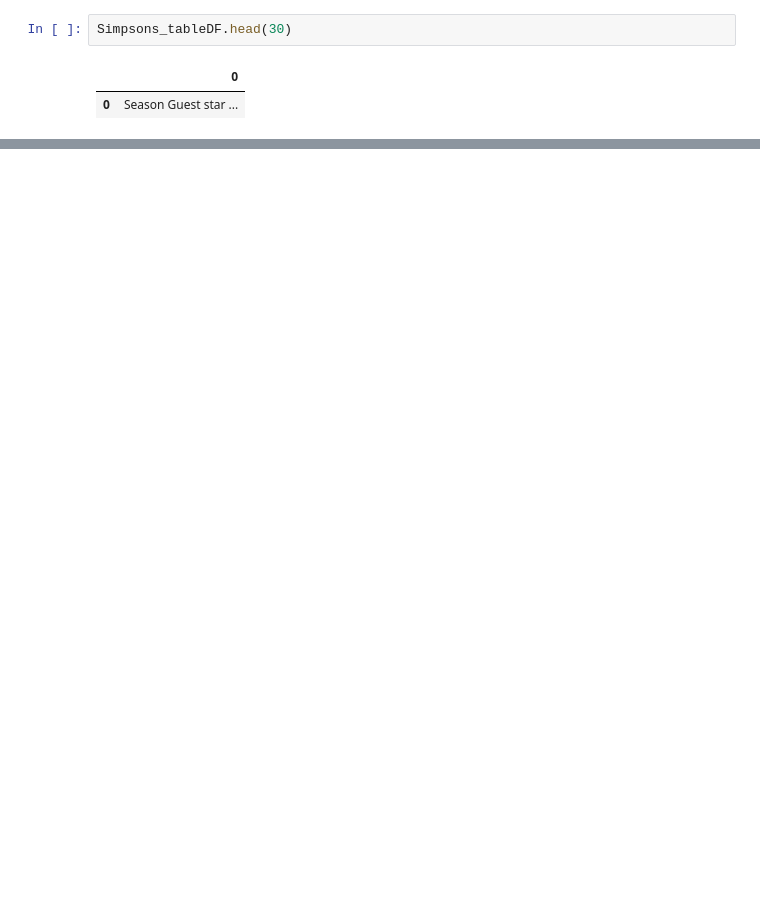
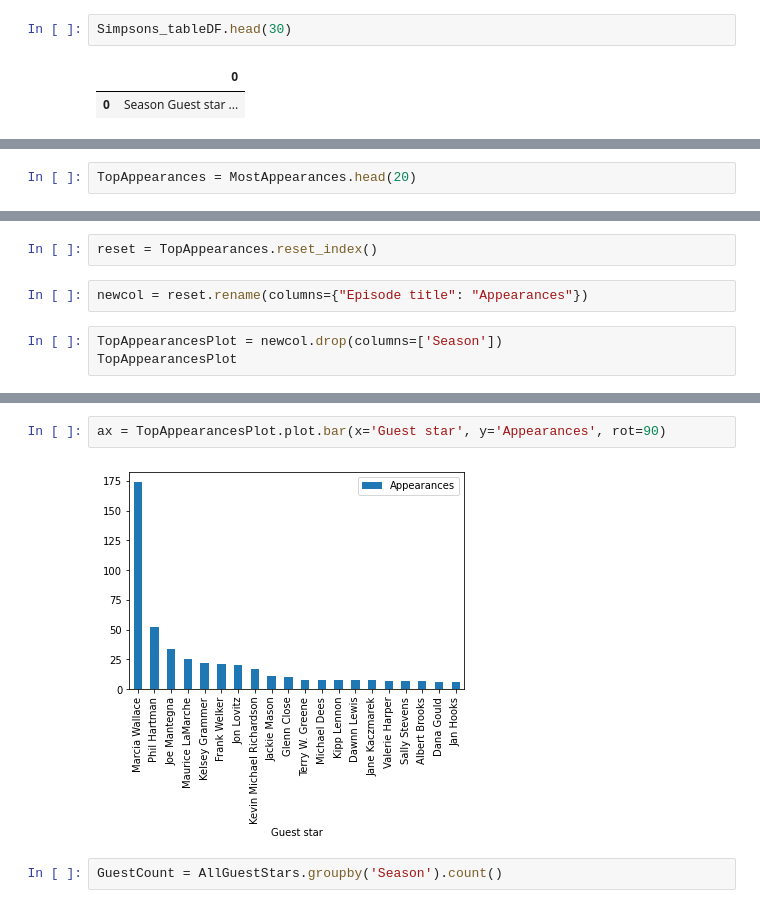
Before and after one commit to slobanwala1/Excellent-Simpsons-Analysis, a Jupyter notebook: ratingsscrape.ipynb, the cells around one changed output, grey strips where cells are left out. Drawn from its saved outputs; the diff is of its cells as text; blank space fills up the shorter version.

```diff
--- a/ratingsscrape.ipynb
+++ b/ratingsscrape.ipynb
@@ -34,0 +342,2 @@ Simpsons_tableDF.head(30)
+# %%
+TopAppearances = MostAppearances.head(20)
@@ -34,0 +365,7 @@ Simpsons_tableDF.head(30)
+# %%
+reset = TopAppearances.reset_index()
+# %%
+newcol = reset.rename(columns={"Episode title": "Appearances"})
+# %%
+TopAppearancesPlot = newcol.drop(columns=['Season'])
+TopAppearancesPlot
@@ -34,0 +390,6 @@ Simpsons_tableDF.head(30)
+# %%
+ax = TopAppearancesPlot.plot.bar(x='Guest star', y='Appearances', rot=90)
+# %% [output]
+[figure, added]
+# %%
+GuestCount = AllGuestStars.groupby('Season').count()
```
Also changed, not shown: parts of 46 cells of this notebook, 2 other files.
